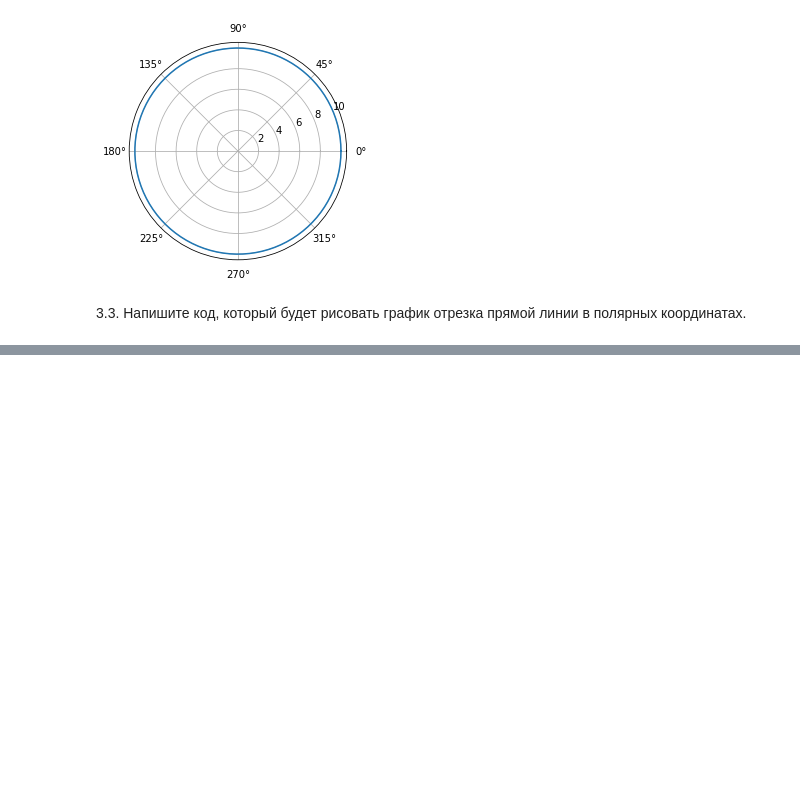
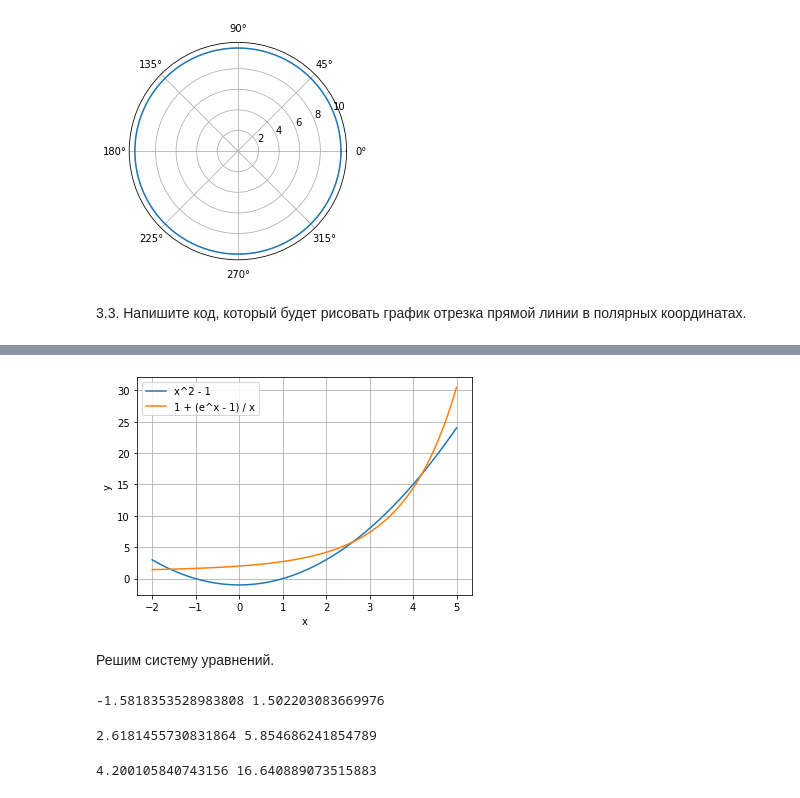
Before and after one commit to dimireme/advanced_math_gb_course, a Jupyter notebook: lesson_3.ipynb, the cells around one changed output, grey strips where cells are left out. Drawn from its saved outputs; the diff is of its cells as text; code cells hidden in the pictures; blank space fills up the shorter version.

```diff
--- a/lesson_3.ipynb
+++ b/lesson_3.ipynb
@@ -253,0 +272,15 @@ $$
+# %%
+x = np.linspace(-2, 5, 70)
+
+y1 = x**2 - 1
+y2 = 1 + (np.exp(x) - 1) / x
+
+plt.plot(x, y1, x, y2)
+plt.legend(['x^2 - 1', '1 + (e^x - 1) / x'])
+plt.xlabel('x')
+plt.ylabel('y')
+plt.grid()
+# %% [output]
+[figure, added]
+# %% [markdown]
+Решим систему уравнений.
@@ -253,0 +291,15 @@ $$
+# %%
+x1, y1 = fsolve(equasions, (-1, 1))
+print(x1, y1)
+# %% [output]
+-1.5818353528983808 1.502203083669976
+# %%
+x2, y2 = fsolve(equasions, (3, 5))
+print(x2, y2)
+# %% [output]
+2.6181455730831864 5.854686241854789
+# %%
+x3, y3 = fsolve(equasions, (5, 20))
+print(x3, y3)
+# %% [output]
+4.200105840743156 16.640889073515883
```
Also changed, not shown: parts of 13 cells of this notebook.
